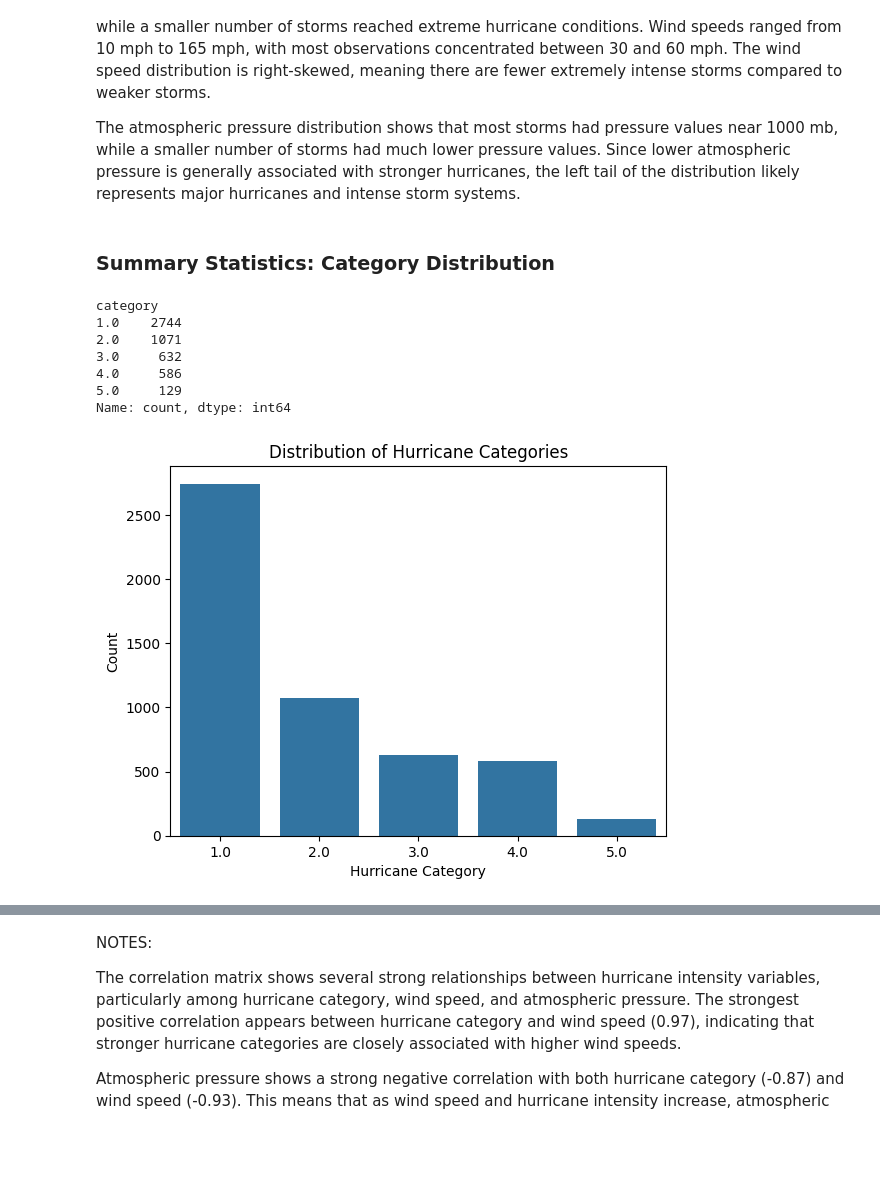
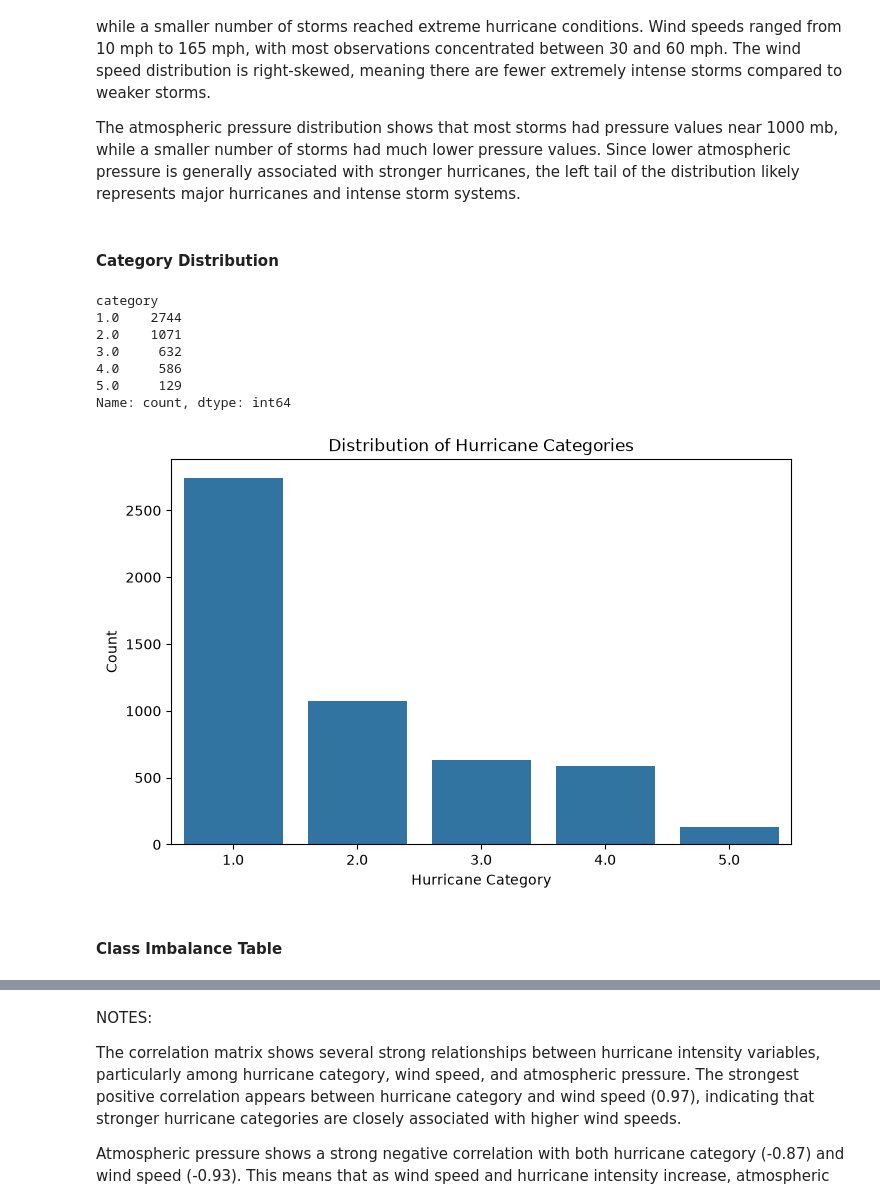
Before and after one commit to vlazo1214/hurricane-analysis, a Jupyter notebook: EDA.ipynb, the cells around one changed output, grey strips where cells are left out. Drawn from its saved outputs; the diff is of its cells as text; code cells hidden in the pictures; blank space fills up the shorter version.

```diff
--- a/EDA.ipynb
+++ b/EDA.ipynb
@@ -171,7 +206,7 @@ Most storms in the dataset had moderate wind speeds and relatively high atmosphe
 
 The atmospheric pressure distribution shows that most storms had pressure values near 1000 mb, while a smaller number of storms had much lower pressure values. Since lower atmospheric pressure is generally associated with stronger hurricanes, the left tail of the distribution likely represents major hurricanes and intense storm systems.
 # %% [markdown]
-### Summary Statistics: Category Distribution
+#### Category Distribution
 # %%
 print(hurricanes['category'].value_counts())
 # %% [output]
@@ -183,15 +218,15 @@ category
 5.0     129
 Name: count, dtype: int64
 # %%
-import seaborn as sns
-import matplotlib.pyplot as plt
-
+plt.figure(figsize=(8, 5))
 sns.countplot(x='category', data=hurricanes)
 
 plt.title("Distribution of Hurricane Categories")
 plt.xlabel("Hurricane Category")
 plt.ylabel("Count")
 
 plt.show()
 # %% [output]
-[figure, old version]
+[figure, new version]
+# %% [markdown]
+#### Class Imbalance Table
```
Also changed, not shown: parts of 55 cells of this notebook, 1 other file.
